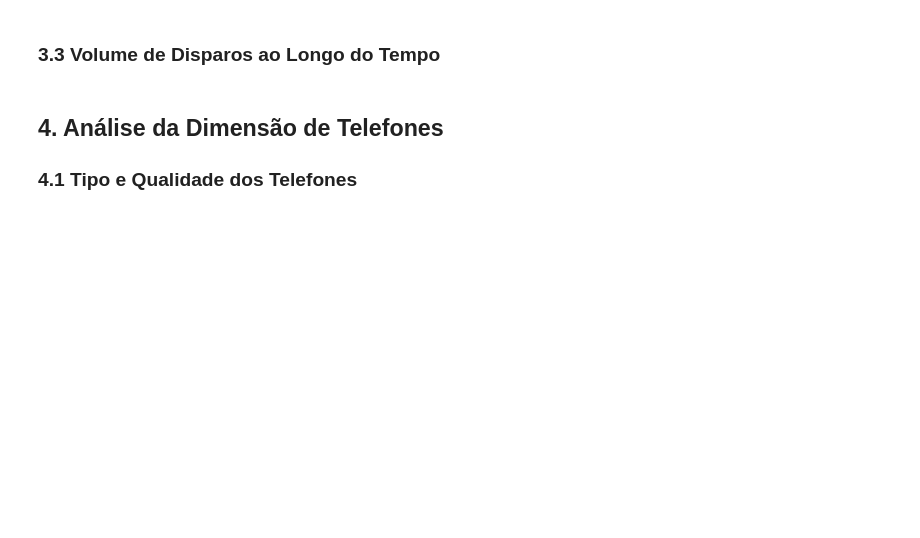
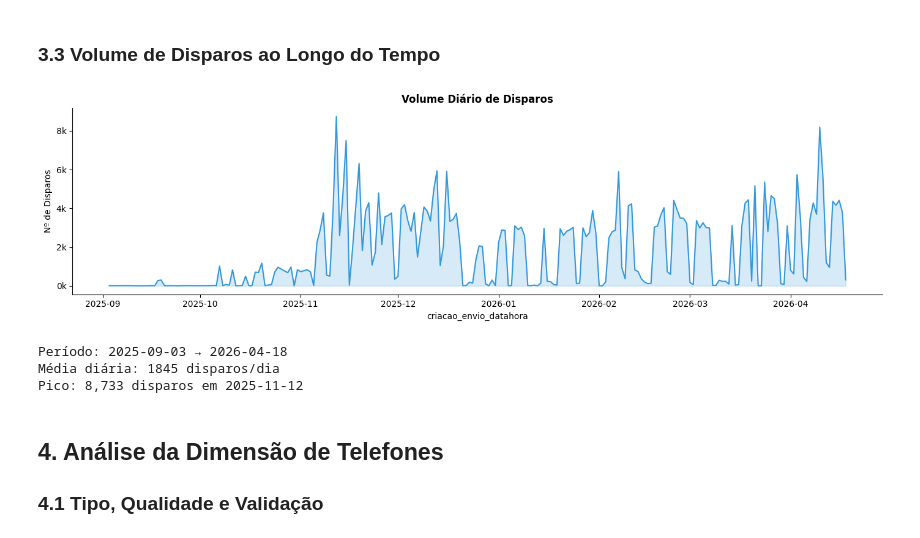
Before and after one commit to Lucas-SGO/desafio-cientista-dados-pleno-campanhas, a Jupyter notebook: notebooks/01_eda_carregamento.ipynb, the cells around one changed output. Drawn from its saved outputs; the diff is of its cells as text; code cells hidden in the pictures; blank space fills up the shorter version.

```diff
--- a/notebooks/01_eda_carregamento.ipynb
+++ b/notebooks/01_eda_carregamento.ipynb
@@ -168,28 +257,31 @@ print(f'\nTotal de falhas: {len(falhas):,} ({len(falhas)/len(df_disparo)*100:.1f
 # %% [markdown]
 ### 3.3 Volume de Disparos ao Longo do Tempo
 # %%
-# Converter timestamps
 df_disparo['criacao_envio_datahora'] = pd.to_datetime(df_disparo['criacao_envio_datahora'])
 
-# Volume diário
 volume_diario = df_disparo.groupby(df_disparo['criacao_envio_datahora'].dt.date).size()
 
 fig, ax = plt.subplots(figsize=(14, 4))
 volume_diario.plot(ax=ax, color='#3498db', linewidth=1.5)
 ax.fill_between(volume_diario.index, volume_diario.values, alpha=0.2, color='#3498db')
 ax.set_title('Volume Diário de Disparos', fontweight='bold')
-ax.set_xlabel('')
 ax.set_ylabel('Nº de Disparos')
 ax.yaxis.set_major_formatter(mtick.FuncFormatter(lambda x, _: f'{x/1e3:.0f}k'))
 plt.tight_layout()
 plt.show()
 
-print(f'Período: {volume_diario.index.min()} a {volume_diario.index.max()}')
+print(f'Período: {volume_diario.index.min()} → {volume_diario.index.max()}')
 print(f'Média diária: {volume_diario.mean():.0f} disparos/dia')
+print(f'Pico: {volume_diario.max():,} disparos em {volume_diario.idxmax()}')
+# %% [output]
+[figure, added]
+Período: 2025-09-03 → 2026-04-18
+Média diária: 1845 disparos/dia
+Pico: 8,733 disparos em 2025-11-12
 # %% [markdown]
 ## 4. Análise da Dimensão de Telefones
 
-### 4.1 Tipo e Qualidade dos Telefones
+### 4.1 Tipo, Qualidade e Validação
 # %%
 fig, axes = plt.subplots(1, 3, figsize=(16, 5))
 
```
Also changed, not shown: parts of 33 cells of this notebook.
